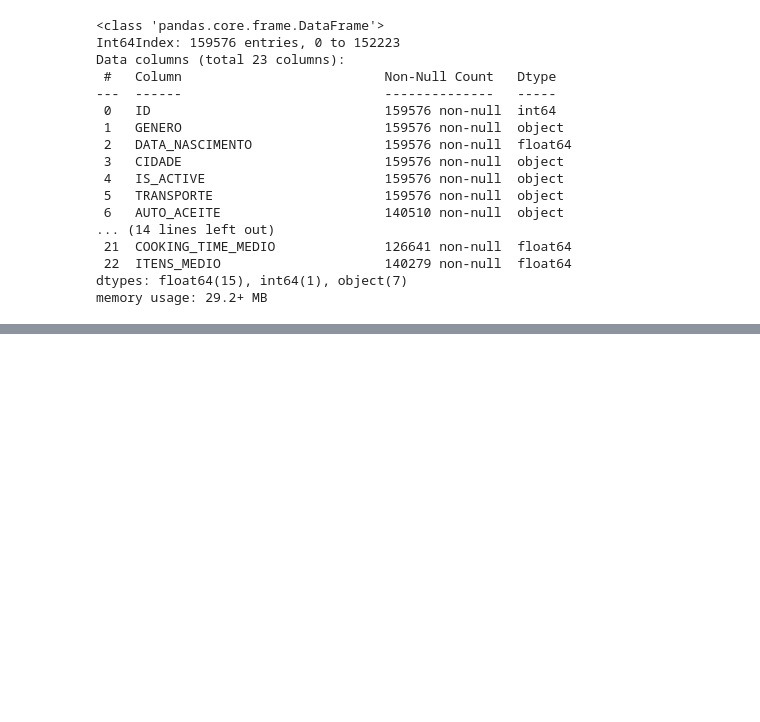
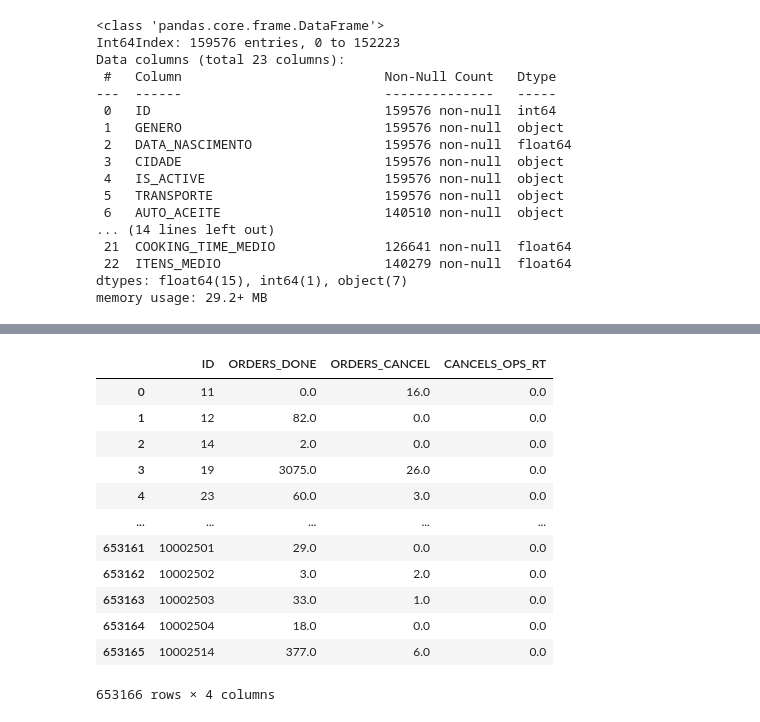
Before and after one commit to 2022M3T3-Inteli/Rappi-Hour, a Jupyter notebook: notebooks/feature-engineering/consol-feature-eng.ipynb, the cells around one changed output, grey strips where cells are left out. Drawn from its saved outputs; the diff is of its cells as text; code cells hidden in the pictures; blank space fills up the shorter version.

```diff
--- a/notebooks/feature-engineering/consol-feature-eng.ipynb
+++ b/notebooks/feature-engineering/consol-feature-eng.ipynb
@@ -454,0 +536,7 @@ df_consol["COUNT_ORDERS_ANTOJO"].fillna(0, inplace=True)
+# %%
+# ------------------------------------------
+# DATABASE:
+# ------------------------------------------
+df_orders_done_cancel = pd.read_csv("/content/drive/Shareddrives/grupo4-rappi-hour/bases-rappi/ordens-done-cancel-def.csv")
+print(f"Total de linhas: {df_orders_done_cancel.shape[0]}")
+df_orders_done_cancel.head(3)
@@ -454,0 +549,3 @@ df_consol["COUNT_ORDERS_ANTOJO"].fillna(0, inplace=True)
+# %%
+df_orders_done_cancel = df_orders_done_cancel.groupby(["STOREKEEPER_ID"]).mean()
+df_orders_done_cancel
@@ -454,0 +567,20 @@ df_consol["COUNT_ORDERS_ANTOJO"].fillna(0, inplace=True)
+# %%
+df_orders_done_cancel = df_orders_done_cancel.reset_index()
+df_orders_done_cancel.rename(columns={
+    "STOREKEEPER_ID": "ID"
+    }, inplace=True)
+df_orders_done_cancel
+# %% [output]
+|  | ID | ORDERS_DONE | ORDERS_CANCEL | CANCELS_OPS_RT |
+| 0 | 11 | 0.0 | 16.0 | 0.0 |
+| 1 | 12 | 82.0 | 0.0 | 0.0 |
+| 2 | 14 | 2.0 | 0.0 | 0.0 |
+| 3 | 19 | 3075.0 | 26.0 | 0.0 |
+| 4 | 23 | 60.0 | 3.0 | 0.0 |
+| ... | ... | ... | ... | ... |
+| 653161 | 10002501 | 29.0 | 0.0 | 0.0 |
+| 653162 | 10002502 | 3.0 | 2.0 | 0.0 |
+| 653163 | 10002503 | 33.0 | 1.0 | 0.0 |
+| 653164 | 10002504 | 18.0 | 0.0 | 0.0 |
+| 653165 | 10002514 | 377.0 | 6.0 | 0.0 |
+653166 rows × 4 columns
```
Also changed, not shown: parts of 20 cells of this notebook.
